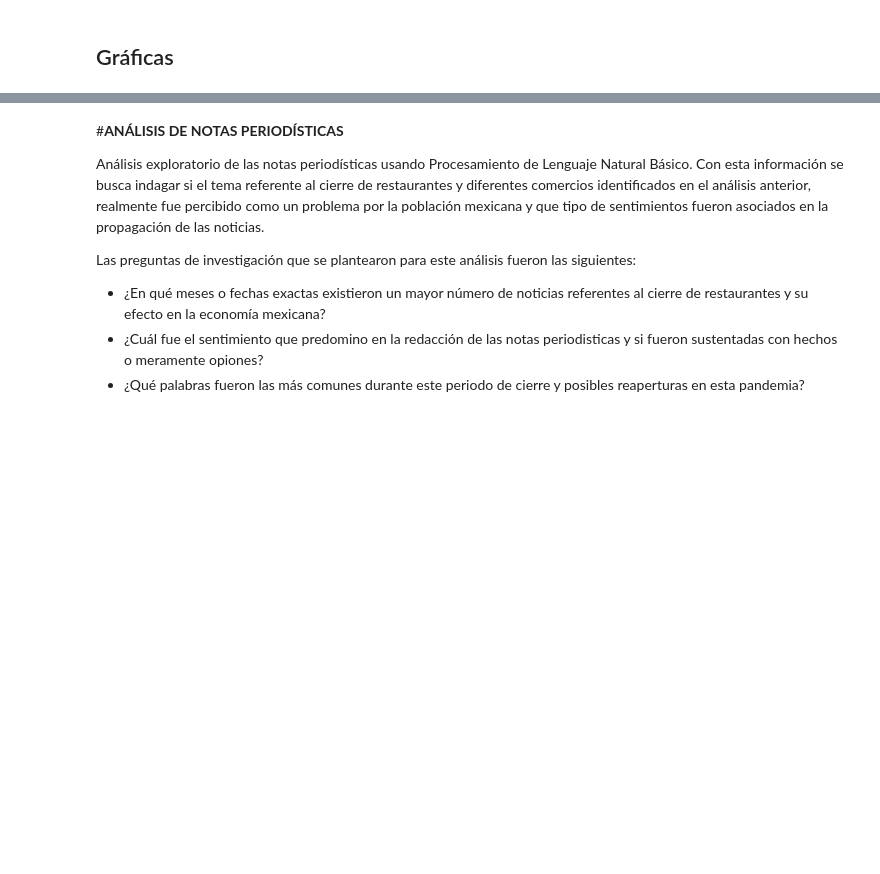
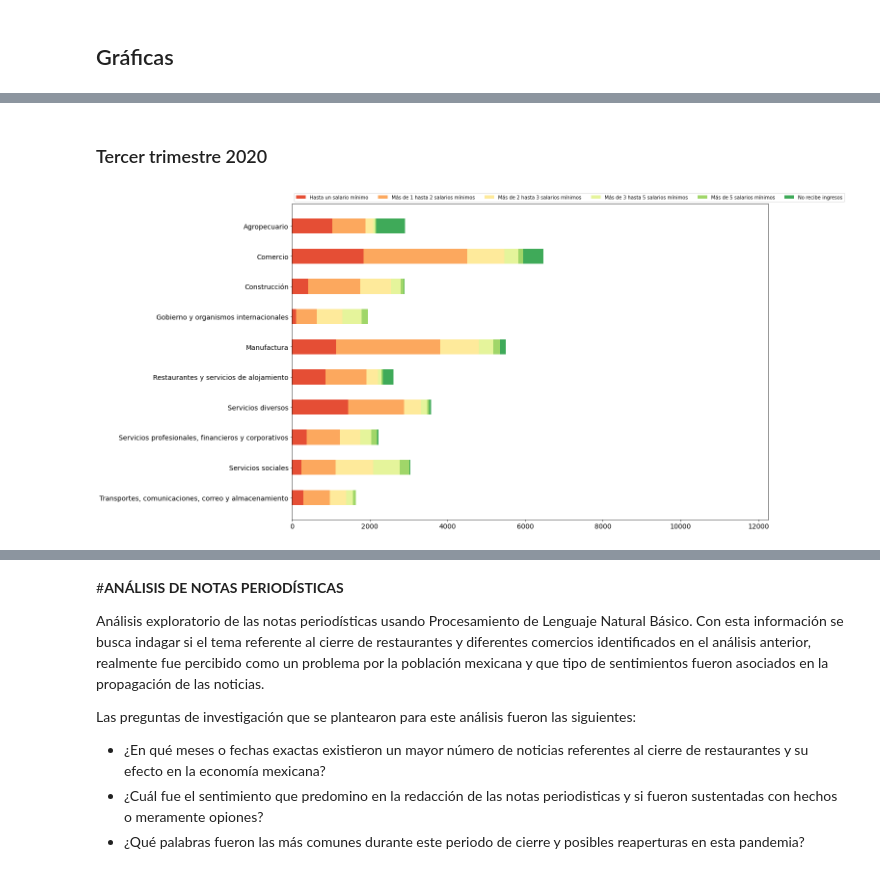
Before and after one commit to Walt9819/factores-impacto-desempleo-mexico, a Jupyter notebook: Python/FactoresDeImpactoEnDesempleoMX.ipynb, the cells around one changed output, grey strips where cells are left out. Cells and saved outputs as stored; diff of their text form; code cells hidden in the pictures; blank space fills up the shorter version.

```diff
--- a/Python/FactoresDeImpactoEnDesempleoMX.ipynb
+++ b/Python/FactoresDeImpactoEnDesempleoMX.ipynb
@@ -392,0 +538,41 @@ import numpy as np
+# %% [markdown]
+### Tercer trimestre 2020
+# %%
+group2 = df[df['periodo'] == 320].groupby(by = ['sector_label','ingresos_label'])['ingresos_label']
+data2 = group2.agg(['count'])
+data2.rename(columns={'count' : 'cantidad'},inplace=True)
+data2 = data2.stack().unstack(level=1).droplevel(1)
+data2.dropna(inplace=True)
+
+fig,ax = plt.subplots(figsize = (20,10))
+
+category_names = list(data2.columns)
+labels = list(data2.index)
+dat = data2.values
+data_cum = dat.cumsum(axis=1)
+category_colors = plt.get_cmap('RdYlGn')(np.linspace(0.15, 0.85, dat.shape[1]))
+
+ax.invert_yaxis()
+# ax.xaxis.set_visible(False)
+ax.set_xlim(0, max_value)
+
+for i, (colname, color) in enumerate(zip(category_names, category_colors)):
+    widths = dat[:, i]
+    starts = data_cum[:, i] - widths
+    ax.barh(labels, widths, left=starts, height=0.5,
+            label=colname, color=color)
+    xcenters = starts + widths / 2
+
+    # r, g, b, _ = color
+    # text_color = 'white' if r * g * b < 0.5 else 'darkgrey'
+    # for y, (x, c) in enumerate(zip(xcenters, widths)):
+    #     ax.text(x, y, str(int(c)), ha='center', va='center',
+    #             color=text_color)
+ax.legend(ncol=len(category_names), bbox_to_anchor=(0, 1),
+          loc='lower left', fontsize=10)
+
+ax.tick_params(axis='both', which='major', labelsize=14)
+
+fig.tight_layout()
+# %% [output]
+[figure, added]
```
Also changed, not shown: parts of 31 cells of this notebook.
